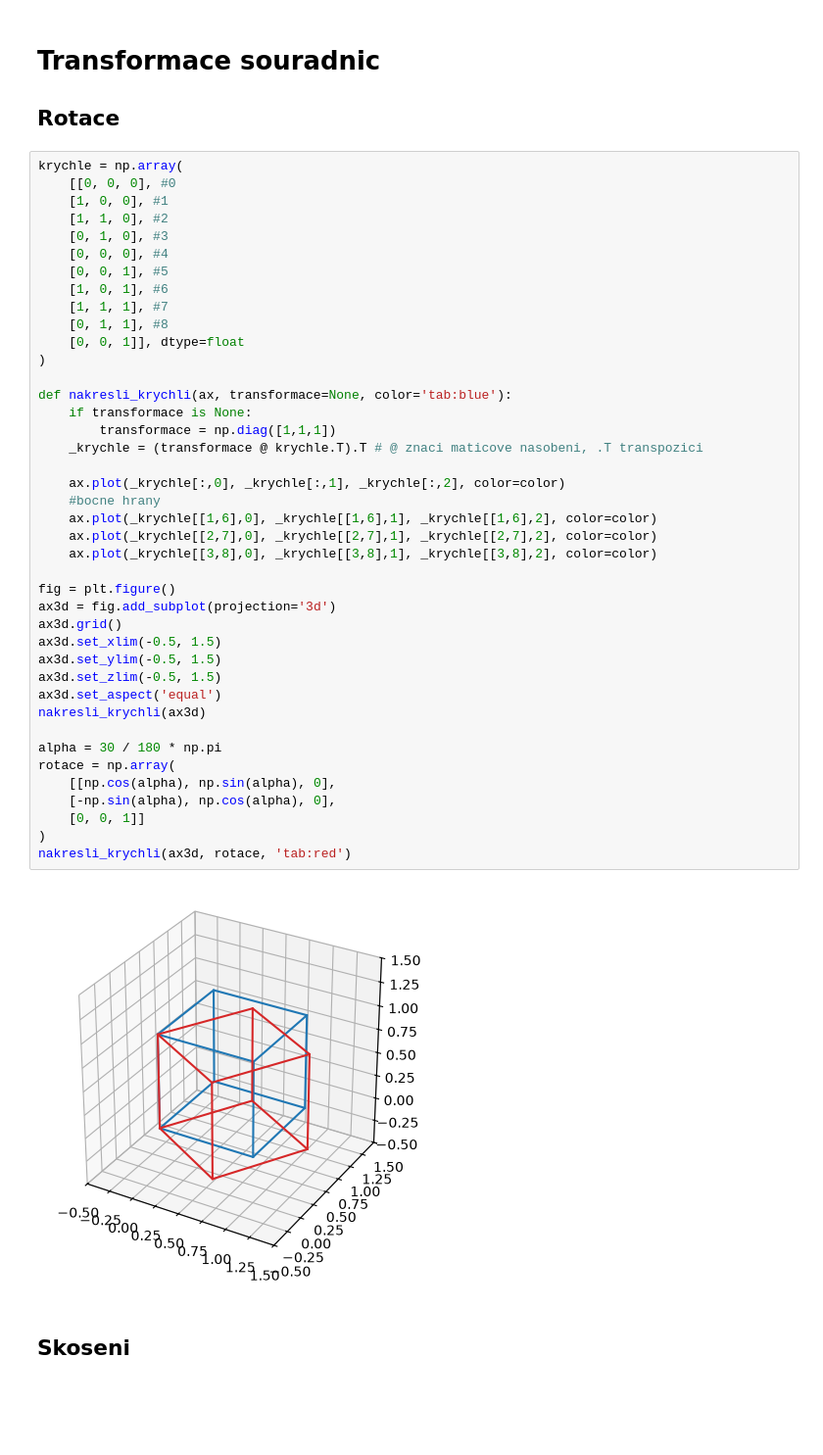
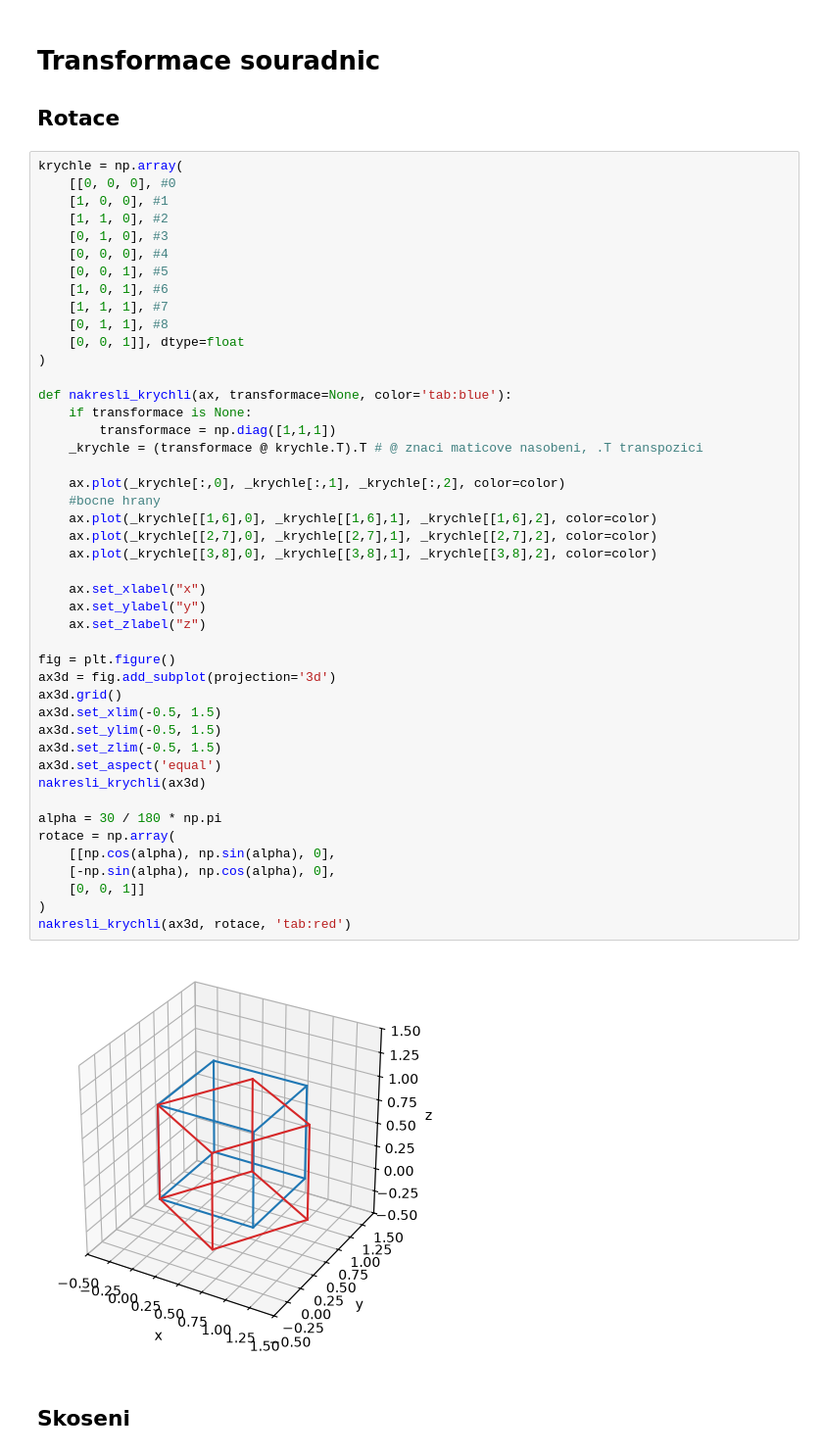
Before and after one commit to emil-varga/mechanika, a Jupyter notebook: python/notebooks/02_souradnice.ipynb, the cells around one changed output. Shown at 98% size. Saved outputs shown, nothing was run; the diff lists cells and outputs as text; blank space fills up the shorter version.

```diff
--- a/python/notebooks/02_souradnice.ipynb
+++ b/python/notebooks/02_souradnice.ipynb
@@ -20,34 +20,38 @@ krychle = np.array(
 )
 
 def nakresli_krychli(ax, transformace=None, color='tab:blue'):
     if transformace is None:
         transformace = np.diag([1,1,1])
     _krychle = (transformace @ krychle.T).T # @ znaci maticove nasobeni, .T transpozici
 
     ax.plot(_krychle[:,0], _krychle[:,1], _krychle[:,2], color=color)
     #bocne hrany
     ax.plot(_krychle[[1,6],0], _krychle[[1,6],1], _krychle[[1,6],2], color=color)
     ax.plot(_krychle[[2,7],0], _krychle[[2,7],1], _krychle[[2,7],2], color=color)
     ax.plot(_krychle[[3,8],0], _krychle[[3,8],1], _krychle[[3,8],2], color=color)
 
+    ax.set_xlabel("x")
+    ax.set_ylabel("y")
+    ax.set_zlabel("z")
+
 fig = plt.figure()
 ax3d = fig.add_subplot(projection='3d')
 ax3d.grid()
 ax3d.set_xlim(-0.5, 1.5)
 ax3d.set_ylim(-0.5, 1.5)
 ax3d.set_zlim(-0.5, 1.5)
 ax3d.set_aspect('equal')
 nakresli_krychli(ax3d)
 
 alpha = 30 / 180 * np.pi
 rotace = np.array(
     [[np.cos(alpha), np.sin(alpha), 0],
     [-np.sin(alpha), np.cos(alpha), 0],
     [0, 0, 1]]
 )
 nakresli_krychli(ax3d, rotace, 'tab:red')
 # %% [output]
-[figure, old version]
+[figure, new version]
 # %% [markdown]
 ## Skoseni
 # %%
```
Also changed, not shown: parts of 3 cells of this notebook.
